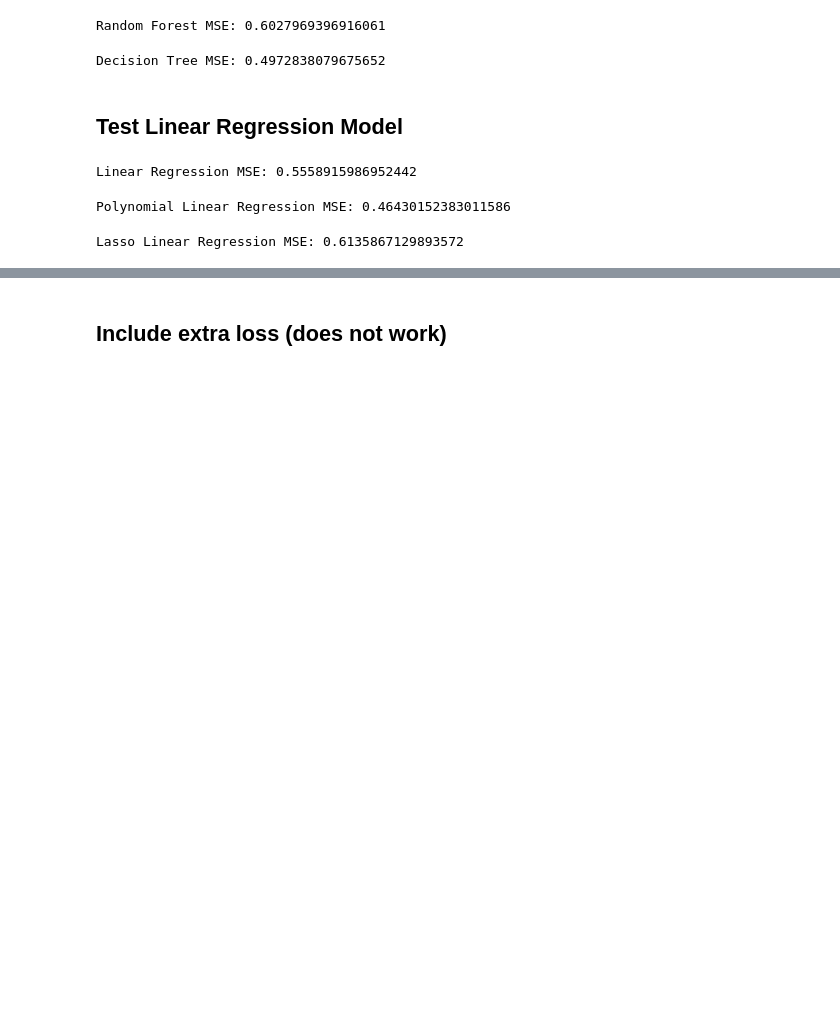
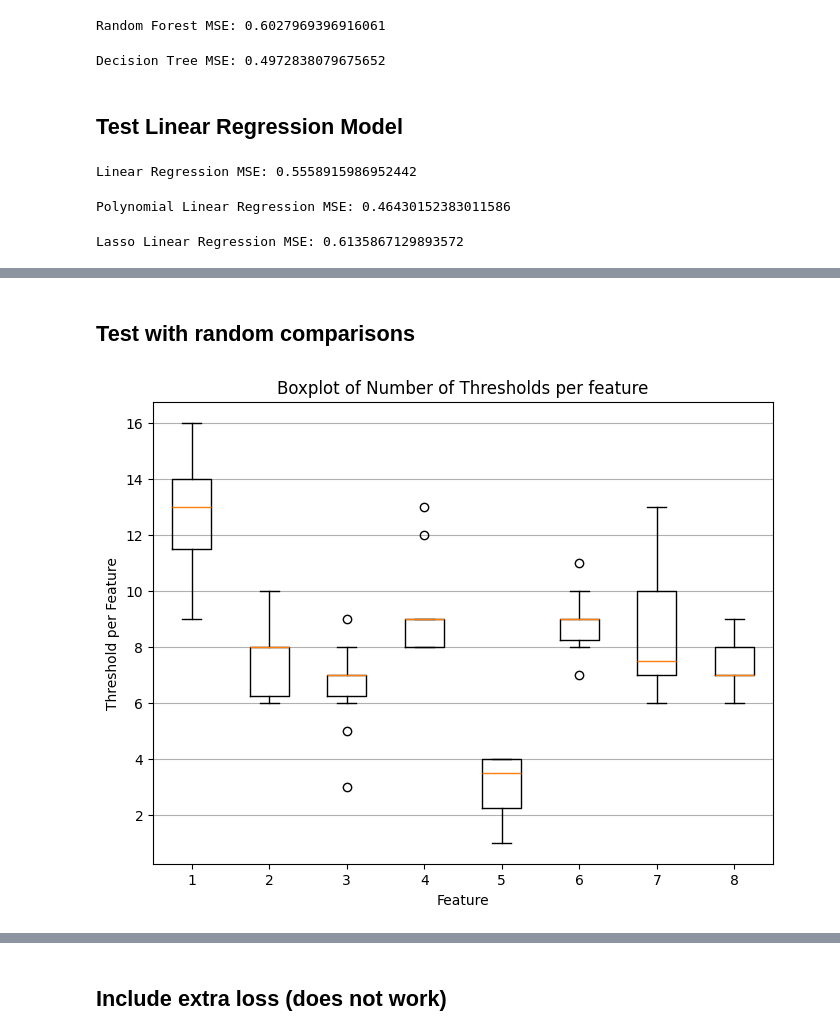
Before and after one commit to kschr40/FeatureCompression, a Jupyter notebook: CompressedFeature.ipynb, the cells around one changed output, grey strips where cells are left out. Saved outputs shown, nothing was run; the diff lists cells and outputs as text; code cells hidden in the pictures; blank space fills up the shorter version.

```diff
--- a/CompressedFeature.ipynb
+++ b/CompressedFeature.ipynb
@@ -492,0 +798,4 @@ Lasso Linear Regression MSE: 0.6135867129893572
+# %%
+a_index = torch.repeat_interleave(torch.arange(num_features),feature_count)
+quantile_tensor = torch.cat([torch.tensor([(f+1)/(count+1) for f in range(count)]) for count in feature_count])
+a_init = torch.stack([torch.quantile(X_train_tensor[:,a_index[f]], quantile_tensor[f]) for f in range(num_thresholds)])
@@ -492,0 +810,6 @@ Lasso Linear Regression MSE: 0.6135867129893572
+# %%
+## Train combined model
+criterion = nn.MSELoss()
+optimizer = torch.optim.Adam(combined_model.parameters(), lr=0.003)
+n_epochs = 20
+train_combined(combined_model, train_loader, test_loader, optimizer, criterion, n_epochs, device = device)
@@ -492,0 +828,2 @@ Lasso Linear Regression MSE: 0.6135867129893572
+# %% [markdown]
+## Test with random comparisons
@@ -492,0 +857,36 @@ Lasso Linear Regression MSE: 0.6135867129893572
+# %%
+runs = 10
+device = 'cpu'
+feature_count_total = torch.zeros(runs,num_features)
+num_thresholds = 64
+num_features = 8
+for f in tqdm(range(runs)):
+    n_epochs = 25
+    a_init = torch.randn(num_thresholds)
+    a_index = torch.arange(num_thresholds)
+    first_index, second_index = create_indices(num_features, num_thresholds)
+    feature_selection_layer = FeatureSelectionLayer(first_index, second_index)
+    compressed_model = CompressedModel(a_init, a_index)
+    linear_model = MLP_small(in_features = num_thresholds,
+                            out_features = 1,
+                            hidden_features = 64,
+                            num_layers = 2)
+    combined_model_new = CombinedModelNew(feature_selection_layer, compressed_model, linear_model)
+    optimizer = torch.optim.Adam(combined_model_new.parameters(), lr=0.003)
+    criterion = nn.MSELoss()
+    train_combined_model_new(combined_model_new, train_loader, test_loader, optimizer, criterion, n_epochs, device = device, print_result=False)
+    feature_index_after = combined_model_new.feature_selection_layer.get_features()
+    feature_idx, feature_count = torch.unique(feature_index_after, return_counts=True)
+    sort_idx = torch.argsort(feature_idx)
+    feature_count = feature_count[sort_idx]
+    feature_count_total[f] = feature_count
+# %%
+plt.figure(figsize=(8, 6))
+plt.boxplot(feature_count_total)
+plt.xlabel('Feature')
+plt.ylabel('Threshold per Feature')
+plt.title('Boxplot of Number of Thresholds per feature')
+plt.grid(axis='y')
+plt.show()
+# %% [output]
+[figure, added]
```
Also changed, not shown: parts of 74 cells of this notebook.
